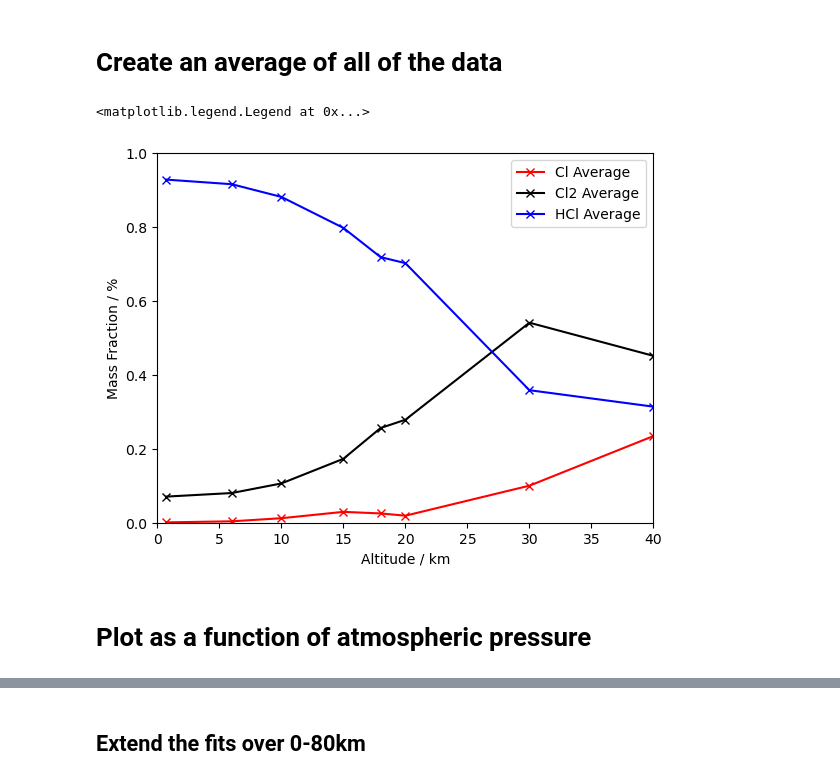
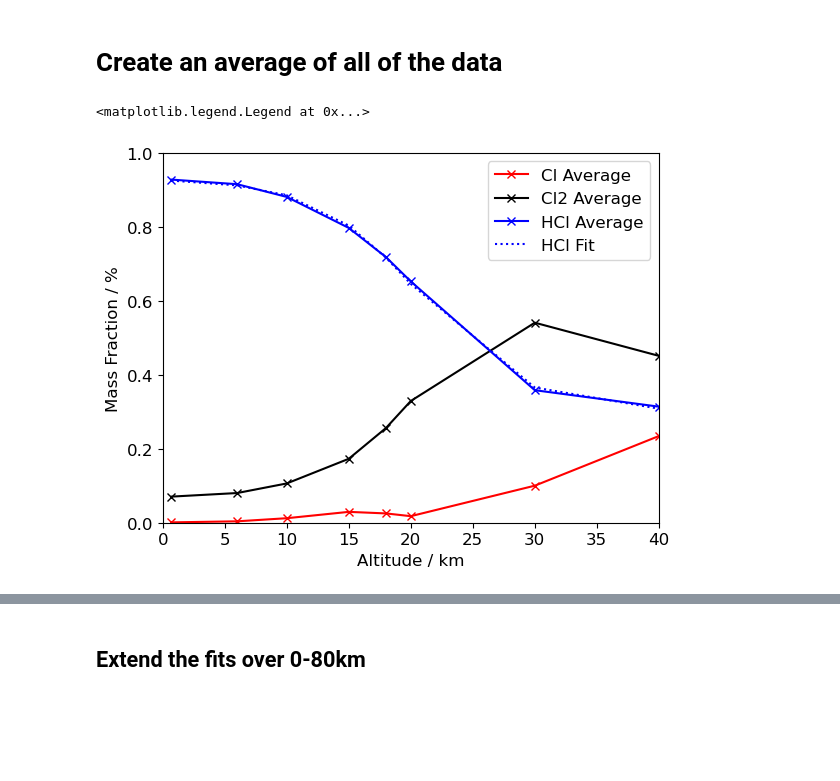
Before and after one commit to cbarker211/Improved_Emission_Profile, a Jupyter notebook: chlorine_partitioning/partition_chlorine.ipynb, the cells around one changed output, grey strips where cells are left out. Cells and saved outputs as stored; diff of their text form; code cells hidden in the pictures; blank space fills up the shorter version.

```diff
--- a/chlorine_partitioning/partition_chlorine.ipynb
+++ b/chlorine_partitioning/partition_chlorine.ipynb
@@ -52,7 +51,7 @@ for count, alt in enumerate(alt_lit):
 denison_total_18 = 2.55 + 36.57 + 73.76
 denison_total_30 = 20.60 + 21.54 + 57.88
 paoli_cl_mass = 0.02 * 35.453
-paoli_cl2_mass = 0.25 * 35.453
+paoli_cl2_mass = 0.25 * 35.453 * 2
 paoli_hcl_mass = 0.73 * (35.453 + 1.008)
 paoli_total_20 = paoli_cl_mass + paoli_cl2_mass + paoli_hcl_mass
 
@@ -97,26 +96,33 @@ plt.legend()
 # %%
 mass_frac_cl_average = np.zeros_like(alt_lit)
 mass_frac_cl2_average = np.zeros_like(alt_lit)
 mass_frac_hcl_average = np.zeros_like(alt_lit)
 for count, alt in enumerate(alt_lit):
     mass_frac_cl_average[count] = np.nanmean([mass_frac_cl[count],gomberg_cl[count],zittel_cl[count],denison_cl[count],paoli_cl[count]])
     mass_frac_cl2_average[count] = np.nanmean([mass_frac_cl2[count],gomberg_cl2[count],zittel_cl2[count],denison_cl2[count],paoli_cl2[count]])
     mass_frac_hcl_average[count] = np.nanmean([mass_frac_hcl[count],gomberg_hcl[count],zittel_hcl[count],denison_hcl[count],paoli_hcl[count]])
+
+    # Make sure the mass fractions still total 100% (minor changes).
     total_mass_frac = (mass_frac_cl_average[count] + mass_frac_cl2_average[count] + mass_frac_hcl_average[count])
     mass_frac_cl_average[count] = mass_frac_cl_average[count] / total_mass_frac * 1
     mass_frac_cl2_average[count] = mass_frac_cl2_average[count] / total_mass_frac * 1
     mass_frac_hcl_average[count] = mass_frac_hcl_average[count] / total_mass_frac * 1
 
+# Fit an exponential curve to mass fraction vs. atmospheric pressure
+def test(x, a, b, c, d):
+    return a / (1+np.exp(b*(x-c))) + d
+
+param_hcl, _ = curve_fit(test, alt_lit, mass_frac_hcl_average)
+param_hcl = [0.629, 0.237, 20.8, 0.302]
 plt.plot(alt_lit,mass_frac_cl_average,'-xr',label="Cl Average")
 plt.plot(alt_lit,mass_frac_cl2_average,'-xk',label="Cl2 Average")
 plt.plot(alt_lit,mass_frac_hcl_average,'-xb',label="HCl Average")
+plt.plot(alt_lit,test(alt_lit, param_hcl[0], param_hcl[1], param_hcl[2], param_hcl[3]),':b',label="HCl Fit")
 plt.xlim(0,40)
 plt.ylim(0,1)
 plt.xlabel("Altitude / km")
 plt.ylabel("Mass Fraction / %")
 plt.legend()
 # %% [output]
 <matplotlib.legend.Legend at 0x...>
-[figure, old version]
+[figure, new version]
-# %% [markdown]
-# Plot as a function of atmospheric pressure
```
Also changed, not shown: parts of 8 cells of this notebook, 31 other files.
